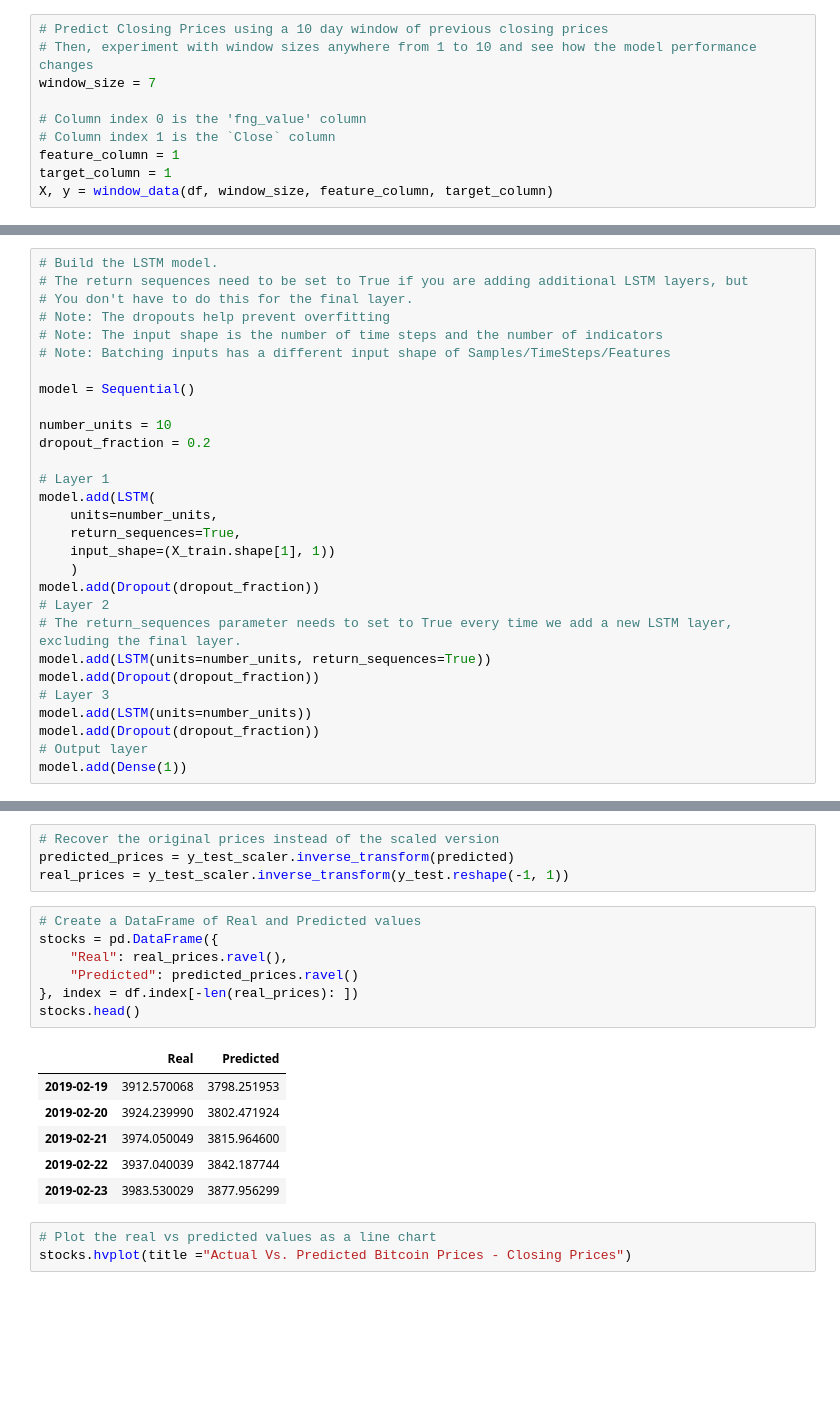
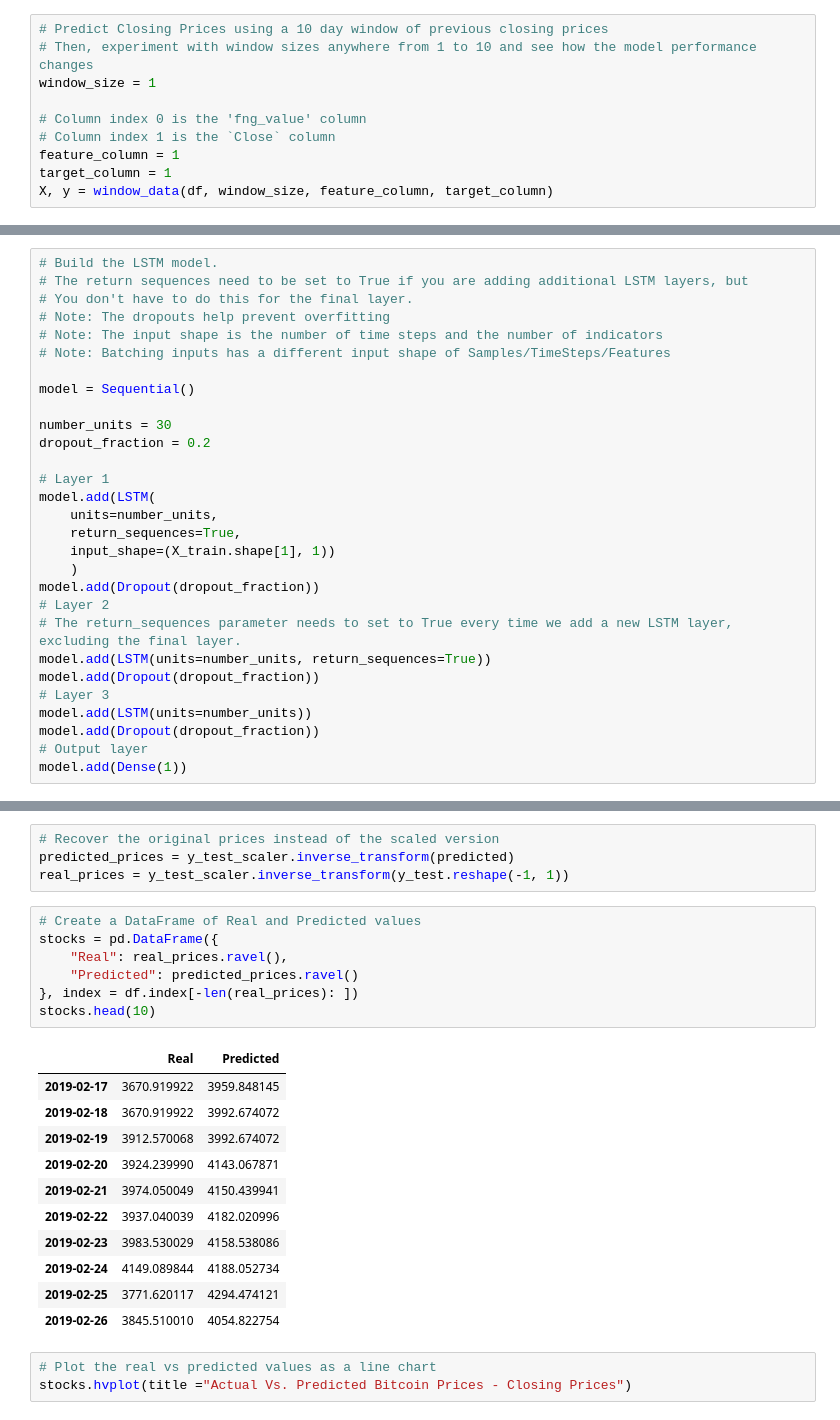
Before and after one commit to you915/LSTM-Stock-Predictor, a Jupyter notebook: Starter_Code/lstm_stock_predictor_closing.ipynb, the cells around one changed output, grey strips where cells are left out. Saved outputs shown, nothing was run; the diff lists cells and outputs as text; blank space fills up the shorter version.

```diff
--- a/Starter_Code/lstm_stock_predictor_closing.ipynb
+++ b/Starter_Code/lstm_stock_predictor_closing.ipynb
@@ -98,7 +98,7 @@ def window_data(df, window, feature_col_number, target_col_number):
 # %%
 # Predict Closing Prices using a 10 day window of previous closing prices
 # Then, experiment with window sizes anywhere from 1 to 10 and see how the model performance changes
-window_size = 7
+window_size = 1
 
 # Column index 0 is the 'fng_value' column
 # Column index 1 is the `Close` column
@@ -186,7 +186,7 @@ from tensorflow.keras.layers import LSTM, Dense, Dropout
 
 model = Sequential()
 
-number_units = 10
+number_units = 30
 dropout_fraction = 0.2
 
 # Layer 1
@@ -288,17 +288,22 @@ real_prices = y_test_scaler.inverse_transform(y_test.reshape(-1, 1))
 # %%
 # Create a DataFrame of Real and Predicted values
 stocks = pd.DataFrame({
     "Real": real_prices.ravel(),
     "Predicted": predicted_prices.ravel()
 }, index = df.index[-len(real_prices): ])
-stocks.head()
+stocks.head(10)
 # %% [output]
 |  | Real | Predicted |
-| 2019-02-19 | 3912.570068 | 3798.251953 |
-| 2019-02-20 | 3924.239990 | 3802.471924 |
-| 2019-02-21 | 3974.050049 | 3815.964600 |
-| 2019-02-22 | 3937.040039 | 3842.187744 |
-| 2019-02-23 | 3983.530029 | 3877.956299 |
+| 2019-02-17 | 3670.919922 | 3959.848145 |
+| 2019-02-18 | 3670.919922 | 3992.674072 |
+| 2019-02-19 | 3912.570068 | 3992.674072 |
+| 2019-02-20 | 3924.239990 | 4143.067871 |
+| 2019-02-21 | 3974.050049 | 4150.439941 |
+| 2019-02-22 | 3937.040039 | 4182.020996 |
+| 2019-02-23 | 3983.530029 | 4158.538086 |
+| 2019-02-24 | 4149.089844 | 4188.052734 |
+| 2019-02-25 | 3771.620117 | 4294.474121 |
+| 2019-02-26 | 3845.510010 | 4054.822754 |
 # %%
 # Plot the real vs predicted values as a line chart
 stocks.hvplot(title ="Actual Vs. Predicted Bitcoin Prices - Closing Prices")
```
Also changed, not shown: parts of 4 cells of this notebook, 16 other files.
